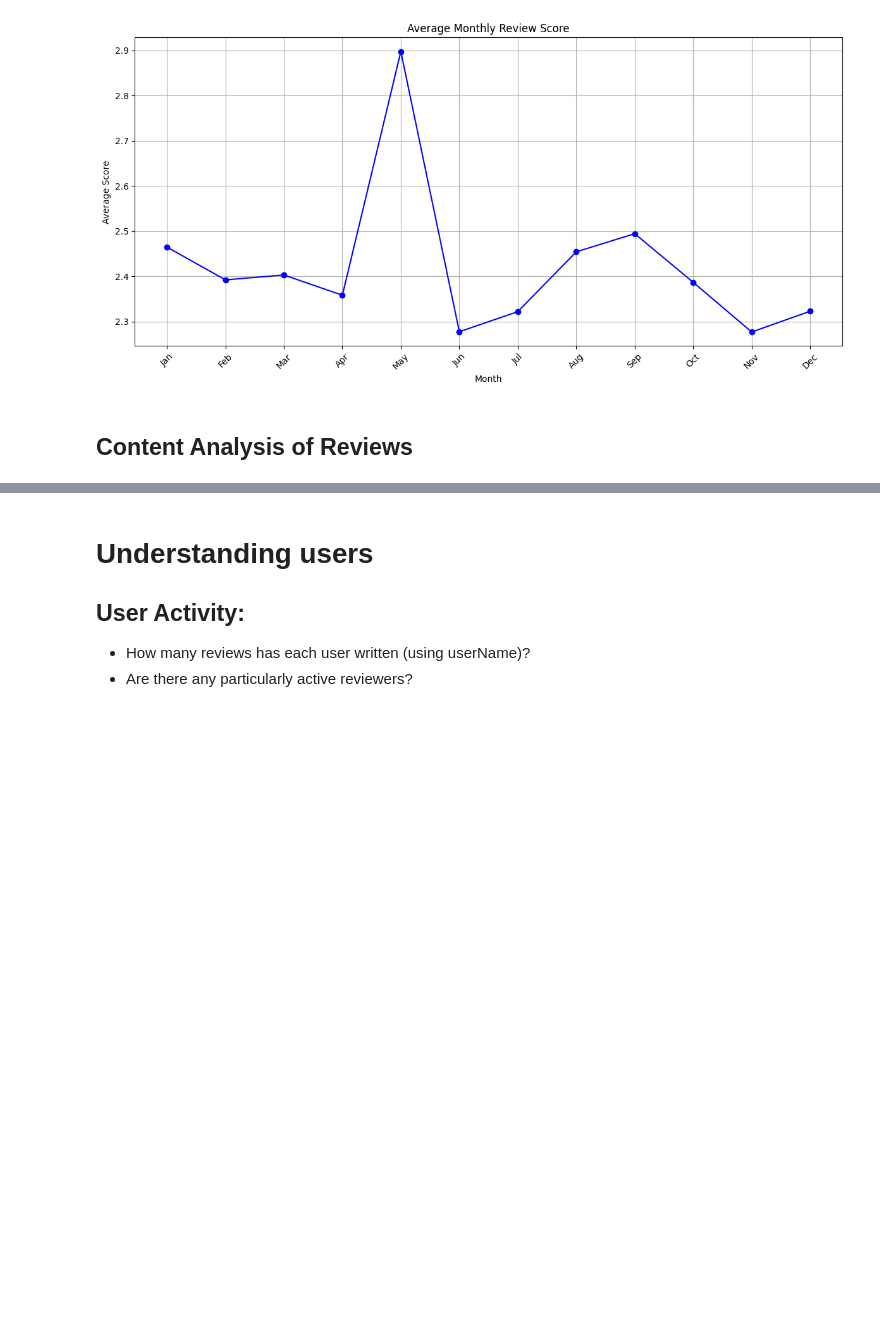
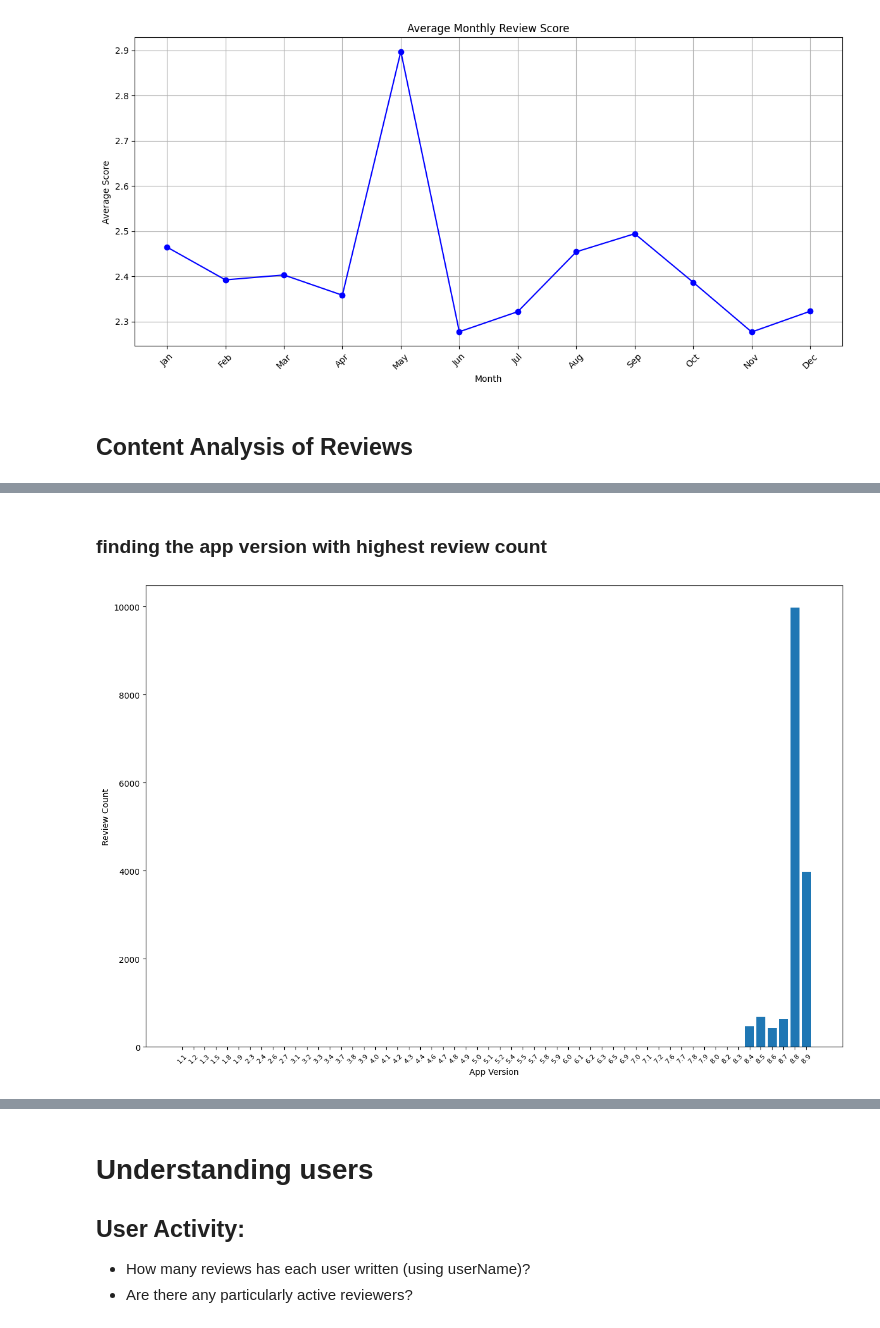
Before and after one commit to dipshi-singh/spotify-review-eda, a Jupyter notebook: Spotify_Review_EDA.ipynb, the cells around one changed output, grey strips where cells are left out. Saved outputs shown, nothing was run; the diff lists cells and outputs as text; code cells hidden in the pictures; blank space fills up the shorter version.

```diff
--- a/Spotify_Review_EDA.ipynb
+++ b/Spotify_Review_EDA.ipynb
@@ -455,0 +514,4 @@ plt.show()
+# %%
+appVersion_df = df.groupby('appVersion').agg(reviewCount=('reviewId','count'),meanRating=('score','mean'), medianRating = ('score','median'),maxRating=('score','max'),minRating=('score','min')).reset_index()
+appVersion_df.columns = ['appVersion','reviewCount','meanRating','maxRating','minRating','medianRating']
+appVersion_df
@@ -455,0 +532,4 @@ plt.show()
+# %%
+tempVersion = appVersion_df['appVersion'].str.split('.')
+appVersion_df['version'] = appVersion_df['appVersion'].apply(lambda x: '.'.join(x.split('.')[:2]))
+appVersion_df['subVersion'] = appVersion_df['appVersion'].apply(lambda x: '.'.join(x.split('.')[2:]) if len(x.split('.')) > 3 else None)
@@ -455,0 +545,11 @@ plt.show()
+# %% [markdown]
+### finding the app version with highest review count
+# %%
+plt.figure(figsize=(15,10))
+plt.bar(appVersion_df['version'],appVersion_df['reviewCount'])
+plt.xlabel('App Version')
+plt.ylabel('Review Count')
+plt.xticks(rotation=45,fontsize=8)
+plt.show()
+# %% [output]
+[figure, added]
```
Also changed, not shown: parts of 12 cells of this notebook.
